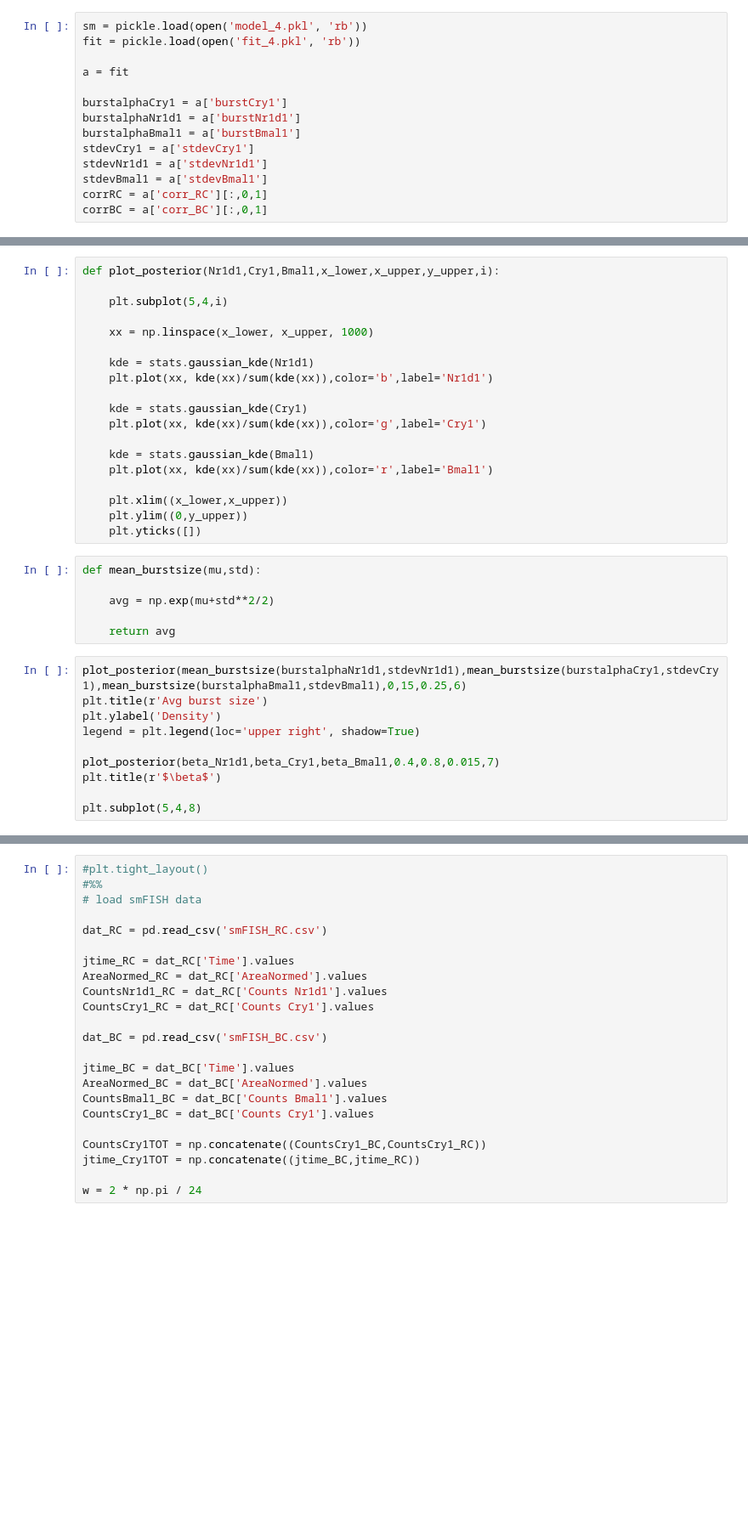
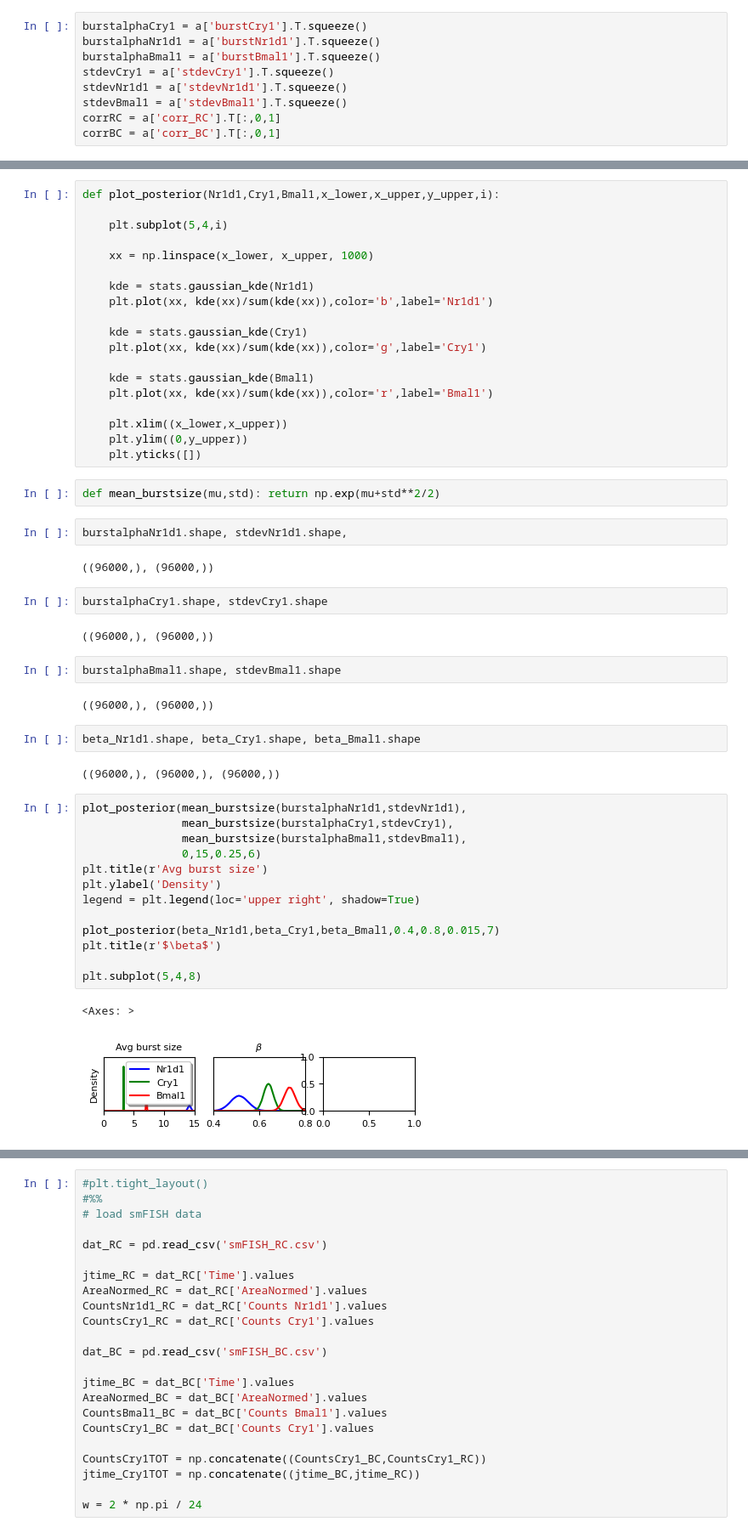
Before and after one commit to galopyz/CircadianSMFISH, a Jupyter notebook: Code/plotter.ipynb, the cells around one changed output, grey strips where cells are left out. Shown at 85% size. Drawn from its saved outputs; the diff is of its cells as text; blank space fills up the shorter version.

```diff
--- a/Code/plotter.ipynb
+++ b/Code/plotter.ipynb
@@ -131,17 +104,12 @@ beta_Bmal1 = a['beta_v_Bmal1']
 # %%
-sm = pickle.load(open('model_4.pkl', 'rb'))
-fit = pickle.load(open('fit_4.pkl', 'rb'))
-
-a = fit
-
-burstalphaCry1 = a['burstCry1']
-burstalphaNr1d1 = a['burstNr1d1']
-burstalphaBmal1 = a['burstBmal1']
-stdevCry1 = a['stdevCry1']
-stdevNr1d1 = a['stdevNr1d1']
-stdevBmal1 = a['stdevBmal1']
-corrRC = a['corr_RC'][:,0,1]
-corrBC = a['corr_BC'][:,0,1]
+burstalphaCry1 = a['burstCry1'].T.squeeze()
+burstalphaNr1d1 = a['burstNr1d1'].T.squeeze()
+burstalphaBmal1 = a['burstBmal1'].T.squeeze()
+stdevCry1 = a['stdevCry1'].T.squeeze()
+stdevNr1d1 = a['stdevNr1d1'].T.squeeze()
+stdevBmal1 = a['stdevBmal1'].T.squeeze()
+corrRC = a['corr_RC'].T[:,0,1]
+corrBC = a['corr_BC'].T[:,0,1]
 # %%
 Nr1d1_params, Cry1_params, Bmal1_params = pickle.load(open('FourierParams.pkl', 'rb'))
 #%%
@@ -199,18 +197,36 @@ def plot_posterior(Nr1d1,Cry1,Bmal1,x_lower,x_upper,y_upper,i):
     plt.ylim((0,y_upper))
     plt.yticks([])
 # %%
-def mean_burstsize(mu,std):
-
-    avg = np.exp(mu+std**2/2)
-
-    return avg
+def mean_burstsize(mu,std): return np.exp(mu+std**2/2)
+# %%
+burstalphaNr1d1.shape, stdevNr1d1.shape,
+# %% [output]
+((96000,), (96000,))
+# %%
+burstalphaCry1.shape, stdevCry1.shape
+# %% [output]
+((96000,), (96000,))
+# %%
+burstalphaBmal1.shape, stdevBmal1.shape
+# %% [output]
+((96000,), (96000,))
+# %%
+beta_Nr1d1.shape, beta_Cry1.shape, beta_Bmal1.shape
+# %% [output]
+((96000,), (96000,), (96000,))
 # %%
-plot_posterior(mean_burstsize(burstalphaNr1d1,stdevNr1d1),mean_burstsize(burstalphaCry1,stdevCry1),mean_burstsize(burstalphaBmal1,stdevBmal1),0,15,0.25,6)
+plot_posterior(mean_burstsize(burstalphaNr1d1,stdevNr1d1),
+               mean_burstsize(burstalphaCry1,stdevCry1),
+               mean_burstsize(burstalphaBmal1,stdevBmal1),
+               0,15,0.25,6)
 plt.title(r'Avg burst size')
 plt.ylabel('Density')
 legend = plt.legend(loc='upper right', shadow=True)
 
 plot_posterior(beta_Nr1d1,beta_Cry1,beta_Bmal1,0.4,0.8,0.015,7)
 plt.title(r'$\beta$')
 
 plt.subplot(5,4,8)
+# %% [output]
+<Axes: >
+[figure, added]
```
Also changed, not shown: parts of 30 cells of this notebook, 4 other files.
